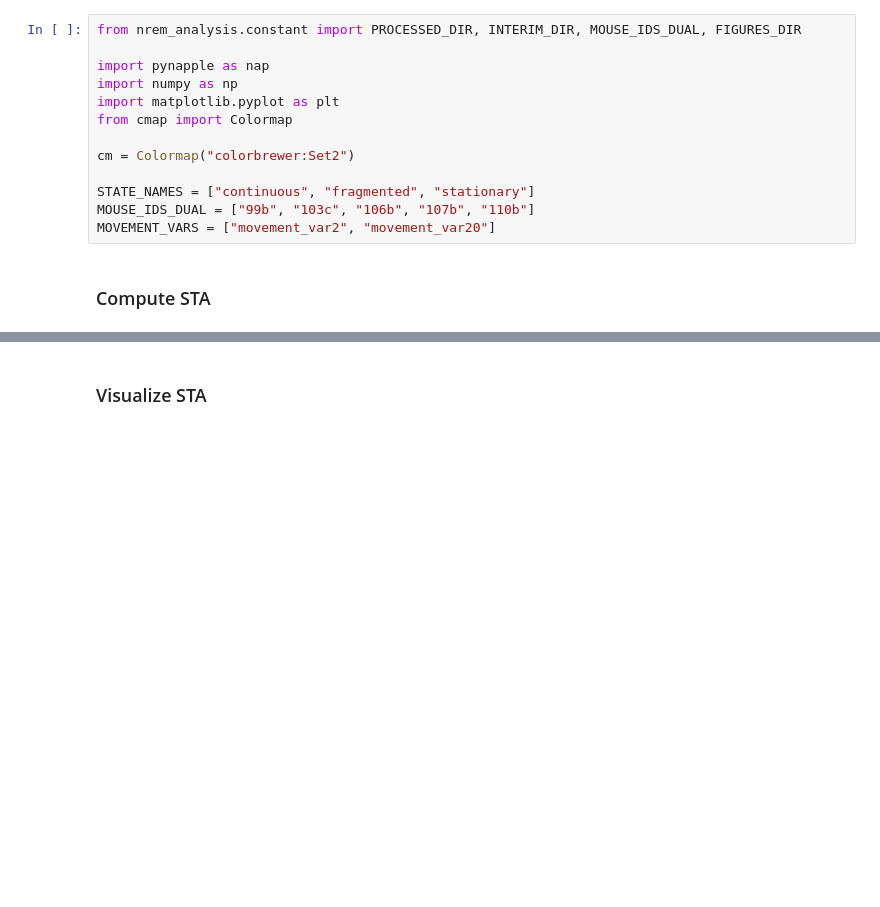
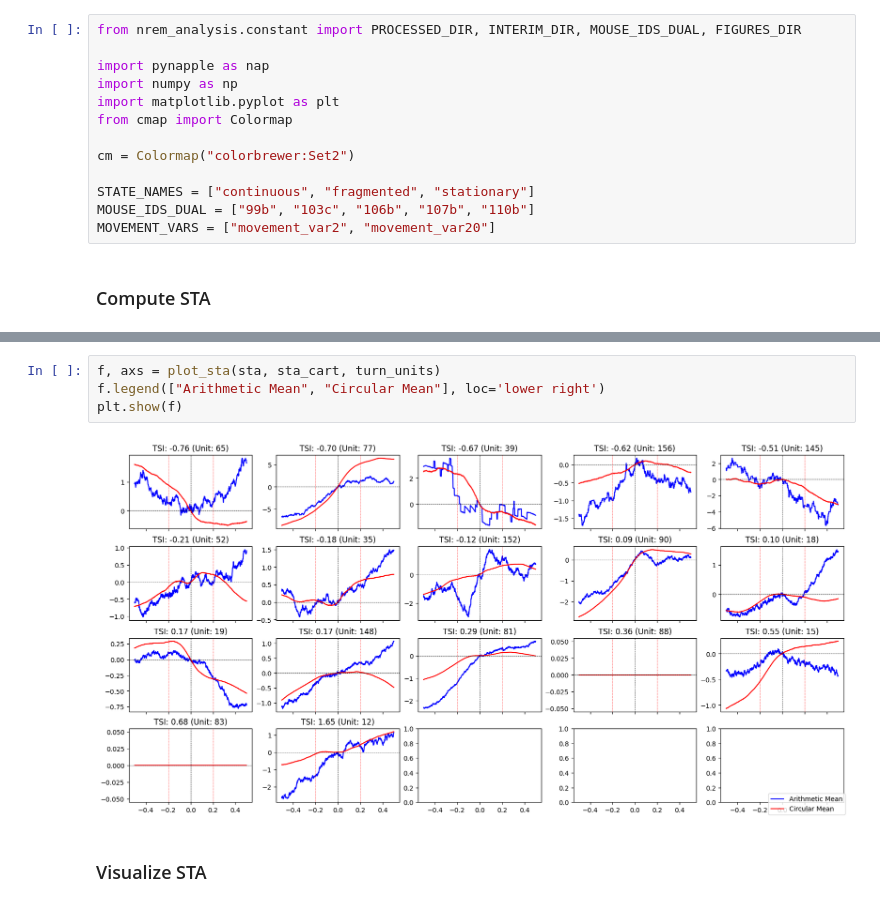
Before and after one commit to Senzai-Lab/nrem_analysis, a Jupyter notebook: notebooks/dual_recordings/sta.ipynb, the cells around one changed output, grey strips where cells are left out. Cells and saved outputs as stored; diff of their text form; blank space fills up the shorter version.

```diff
--- a/notebooks/dual_recordings/sta.ipynb
+++ b/notebooks/dual_recordings/sta.ipynb
@@ -72,3 +57,9 @@ Finished: movement_var20 / 110b
+# %%
+f, axs = plot_sta(sta, sta_cart, turn_units)
+f.legend(["Arithmetic Mean", "Circular Mean"], loc='lower right')
+plt.show(f)
+# %% [output]
+[figure, added]
 # %% [markdown]
 ### Visualize STA
 # %%
```
Also changed, not shown: parts of 6 cells of this notebook, 6 other files.
